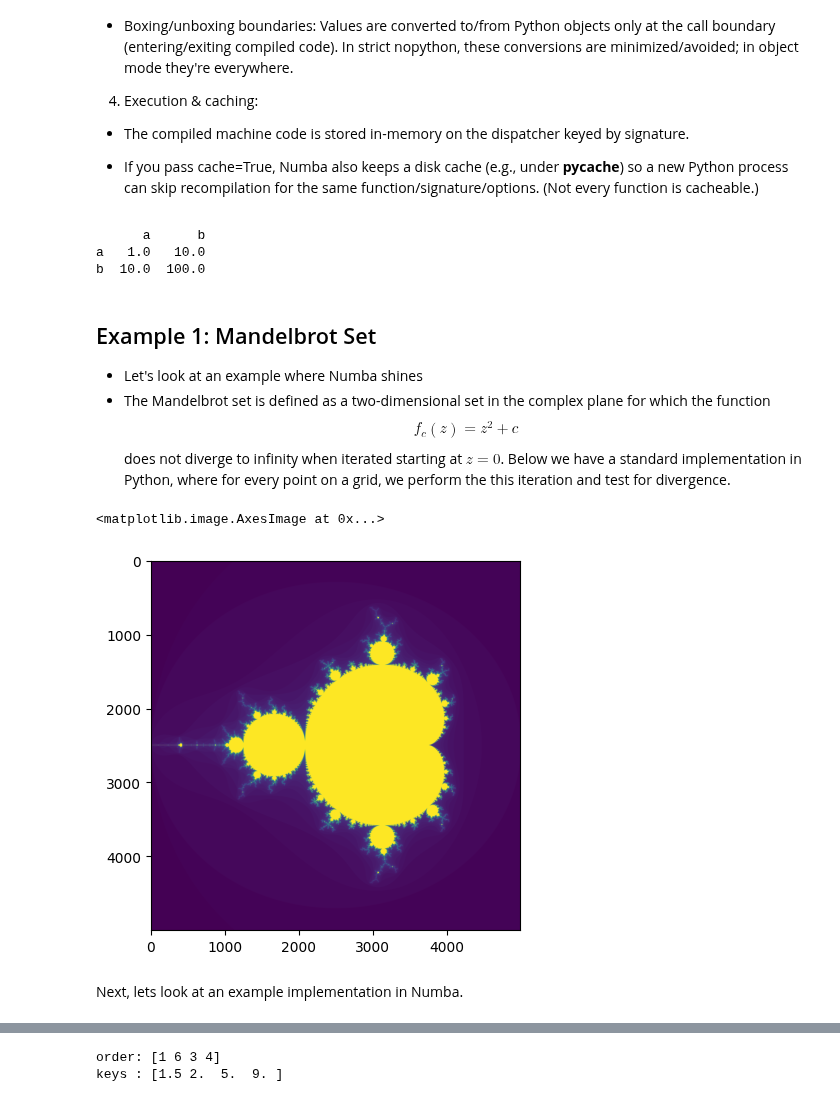
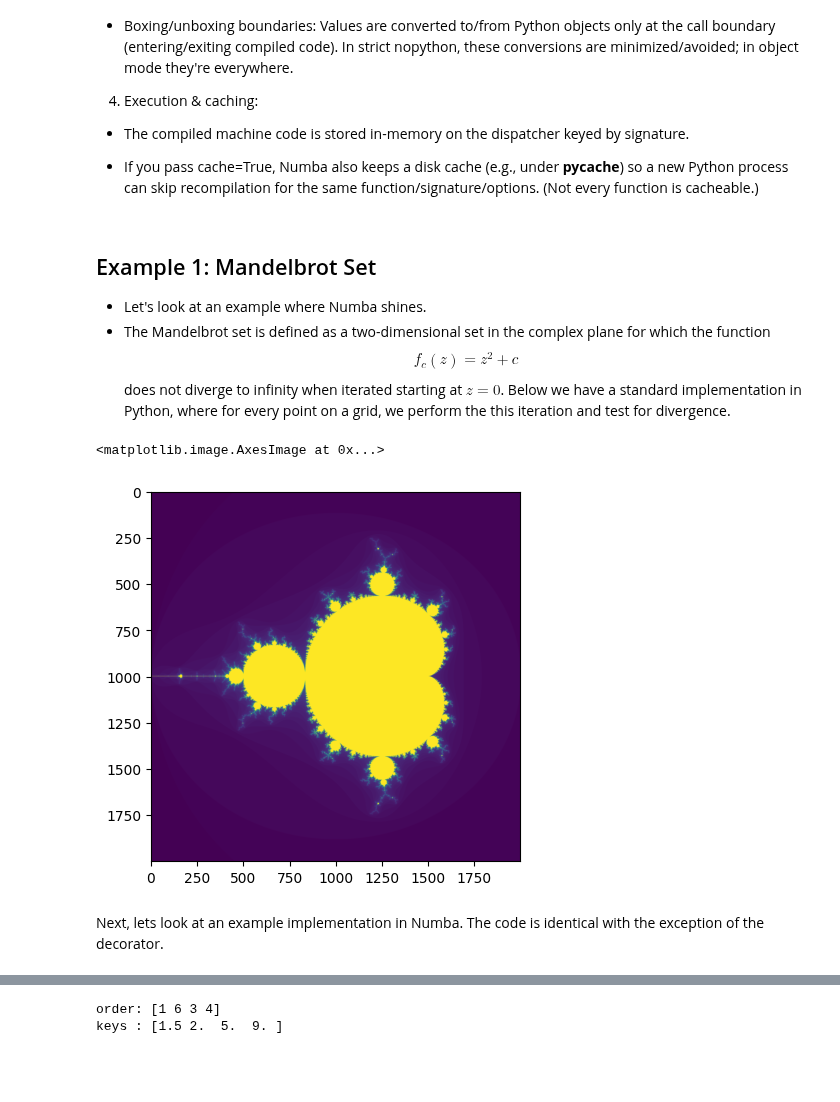
Before and after one commit to tedtop/CSCI-491-591-HPC, a Jupyter notebook: lecture2.ipynb, the cells around one changed output, grey strips where cells are left out. Drawn from its saved outputs; the diff is of its cells as text; code cells hidden in the pictures; blank space fills up the shorter version.

```diff
--- a/lecture2.ipynb
+++ b/lecture2.ipynb
@@ -228,27 +249,10 @@ It can be helpful to have a general conceptual overview of how Numba performs JI
   * The compiled machine code is stored in-memory on the dispatcher keyed by signature.
 
   * If you pass cache=True, Numba also keeps a disk cache (e.g., under __pycache__) so a new Python process can skip recompilation for the same function/signature/options. (Not every function is cacheable.)
-# %%
-from numba import jit
-import pandas as pd
-
-x = {'a': [1, 2, 3], 'b': [20, 30, 40]}
-
-@jit(forceobj=True, looplift=True) # Need to use object mode, try and compile loops!
-def use_pandas(a): # Function will not benefit from Numba jit
-    df = pd.DataFrame.from_dict(a) # Numba doesn't know about pd.DataFrame
-    df += 1                        # Numba doesn't understand what this is
-    return df.cov()                # or this!
-
-print(use_pandas(x))
-# %% [output]
-      a      b
-a   1.0   10.0
-b  10.0  100.0
 # %% [markdown]
 ## Example 1: Mandelbrot Set
 
-* Let's look at an example where Numba shines
+* Let's look at an example where Numba shines.
 * The Mandelbrot set is defined as a two-dimensional set in the complex plane for which the function
 $$ f_c(z) = z^2 + c$$
 does not diverge to infinity when iterated starting at $z = 0$. Below we have a standard implementation in Python, where for every point on a grid, we perform the this iteration and test for divergence.
@@ -273,13 +277,13 @@ def mandelbrot_py(xmin, xmax, ymin, ymax, width, height, maxiter):
     return result
 # %%
 import matplotlib.pyplot as plt
-C = mandelbrot_py(-2.0, 1.0, -1.5, 1.5, 5000, 5000, 100)
+C = mandelbrot_py(-2.0, 1.0, -1.5, 1.5, 2000, 2000, 100)
 plt.imshow(C)
 # %% [output]
 <matplotlib.image.AxesImage at 0x...>
-[figure, old version]
+[figure, new version]
 # %% [markdown]
-Next, lets look at an example implementation in Numba.
+Next, lets look at an example implementation in Numba. The code is identical with the exception of the decorator.
 # %%
 import numpy as np
 from numba import njit
```
Also changed, not shown: parts of 17 cells of this notebook.
